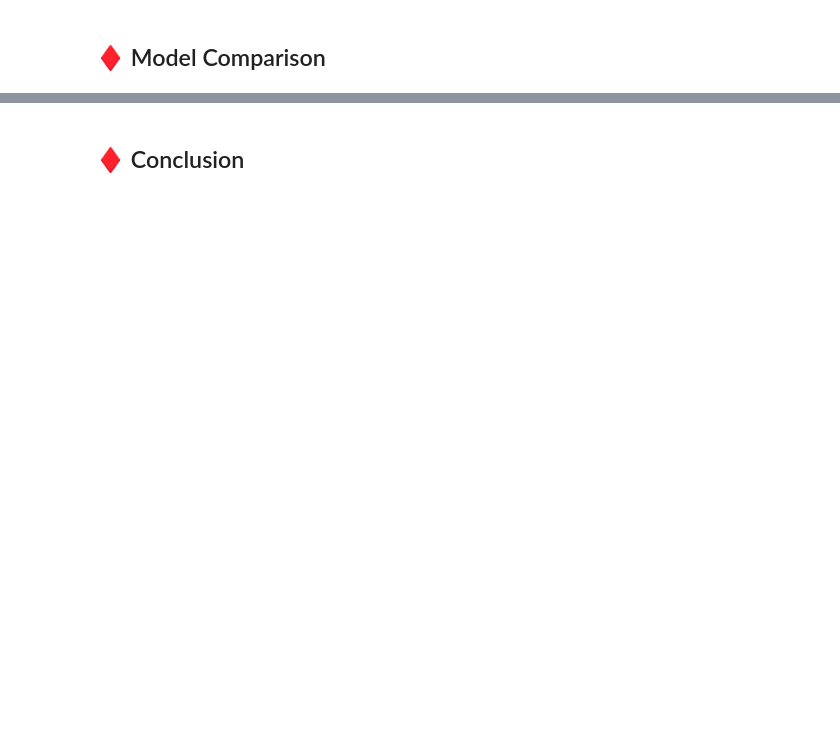
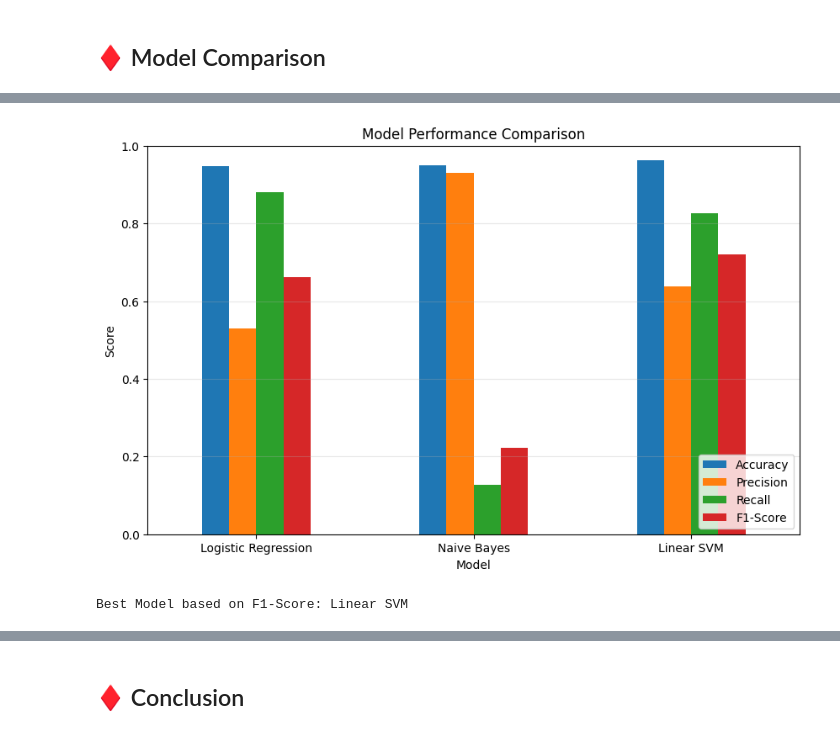
Before and after one commit to SruthiGS-Gito/Amazon-Customer-Review, a Jupyter notebook: Amazon_Consumer_Reviews.ipynb, the cells around one changed output, grey strips where cells are left out. Drawn from its saved outputs; the diff is of its cells as text; code cells hidden in the pictures; blank space fills up the shorter version.

```diff
--- a/Amazon_Consumer_Reviews.ipynb
+++ b/Amazon_Consumer_Reviews.ipynb
@@ -475,6 +509,5 @@ X_train, X_test, y_train, y_test = train_test_split(X, y, test_size=0.2, random_
 ## ♦ TF-IDF Vectorization
 # %%
 tfidf = TfidfVectorizer(max_features = 5000)
-X_train_tfidf = tfidf.fit_transform(X_train)
-X_test_tfidf = tfidf.transform(X_test)
+X_train_tfidf = tfidf.fit_transform(X_train)X_test_tfidf = tfidf.transform(X_test)
 # %% [markdown]
@@ -490,2 +698,8 @@ X_test_tfidf = tfidf.transform(X_test)
 # %% [markdown]
 ## ♦ Model Comparison
+# %%
+# Set model names as the index
+comparison = results_df.set_index('Model')
+
+# Display comparison table
+display(comparison.round(4))
@@ -491,0 +712,28 @@ X_test_tfidf = tfidf.transform(X_test)
+# %%
+# Plot model performance
+comparison.plot(
+    kind='bar',
+    figsize=(10, 6)
+)
+
+plt.title('Model Performance Comparison')
+plt.ylabel('Score')
+plt.xlabel('Model')
+plt.xticks(rotation=0)
+plt.ylim(0, 1)
+plt.legend(loc='lower right')
+plt.grid(axis='y', alpha=0.3)
+
+plt.show()
+# %% [output]
+[figure, added]
+# %%
+# Identify the model with the highest F1-score
+best_model_name = results_df.loc[
+    results_df['F1-Score'].idxmax(),
+    'Model'
+]
+
+print("Best Model based on F1-Score:", best_model_name)
+# %% [output]
+Best Model based on F1-Score: Linear SVM
```
Also changed, not shown: parts of 20 cells of this notebook.
